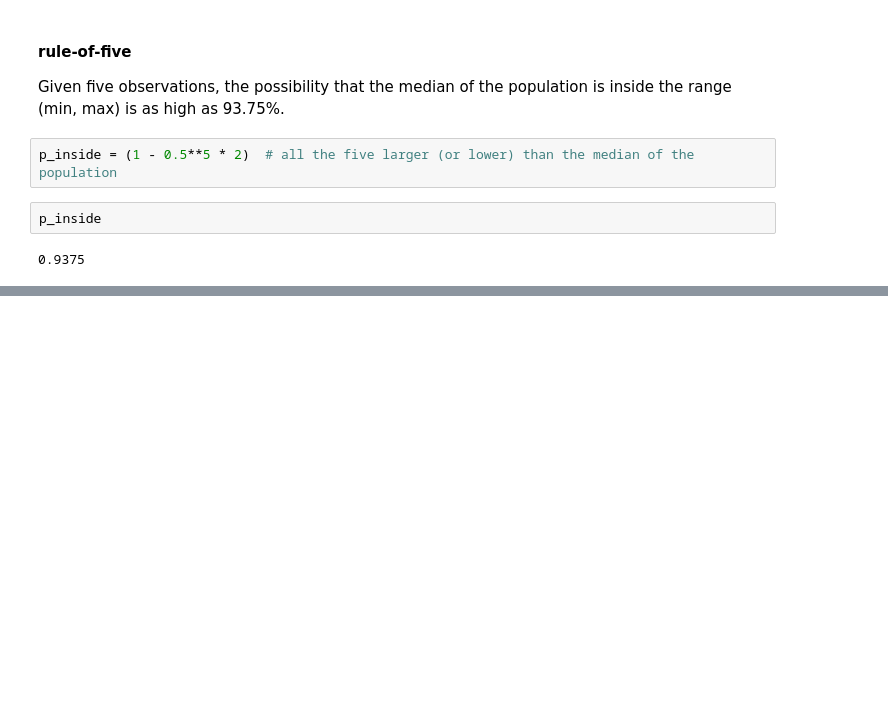
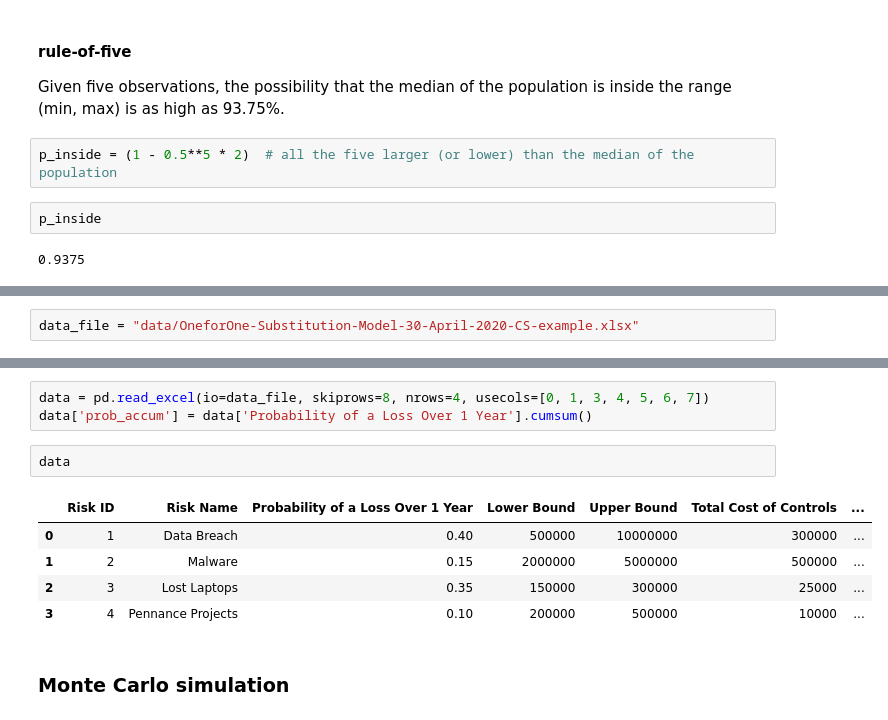
Before and after one commit to hao-wang/htma-cybersecurity, a Jupyter notebook: chap1-5.ipynb, the cells around one changed output, grey strips where cells are left out. Cells and saved outputs as stored; diff of their text form; blank space fills up the shorter version.

```diff
--- a/chap1-5.ipynb
+++ b/chap1-5.ipynb
@@ -22,0 +37,2 @@ p_inside
+# %%
+data_file = "data/OneforOne-Substitution-Model-30-April-2020-CS-example.xlsx"
@@ -22,0 +46,13 @@ p_inside
+# %%
+data = pd.read_excel(io=data_file, skiprows=8, nrows=4, usecols=[0, 1, 3, 4, 5, 6, 7])
+data['prob_accum'] = data['Probability of a Loss Over 1 Year'].cumsum()
+# %%
+data
+# %% [output]
+|  | Risk ID | Risk Name | Probability of a Loss Over 1 Year | Lower Bound | Upper Bound | Total Cost of Controls | ... |
+| 0 | 1 | Data Breach | 0.40 | 500000 | 10000000 | 300000 | ... |
+| 1 | 2 | Malware | 0.15 | 2000000 | 5000000 | 500000 | ... |
+| 2 | 3 | Lost Laptops | 0.35 | 150000 | 300000 | 25000 | ... |
+| 3 | 4 | Pennance Projects | 0.10 | 200000 | 500000 | 10000 | ... |
+# %% [markdown]
+### Monte Carlo simulation
```
Also changed, not shown: parts of 22 cells of this notebook, 6 other files.
